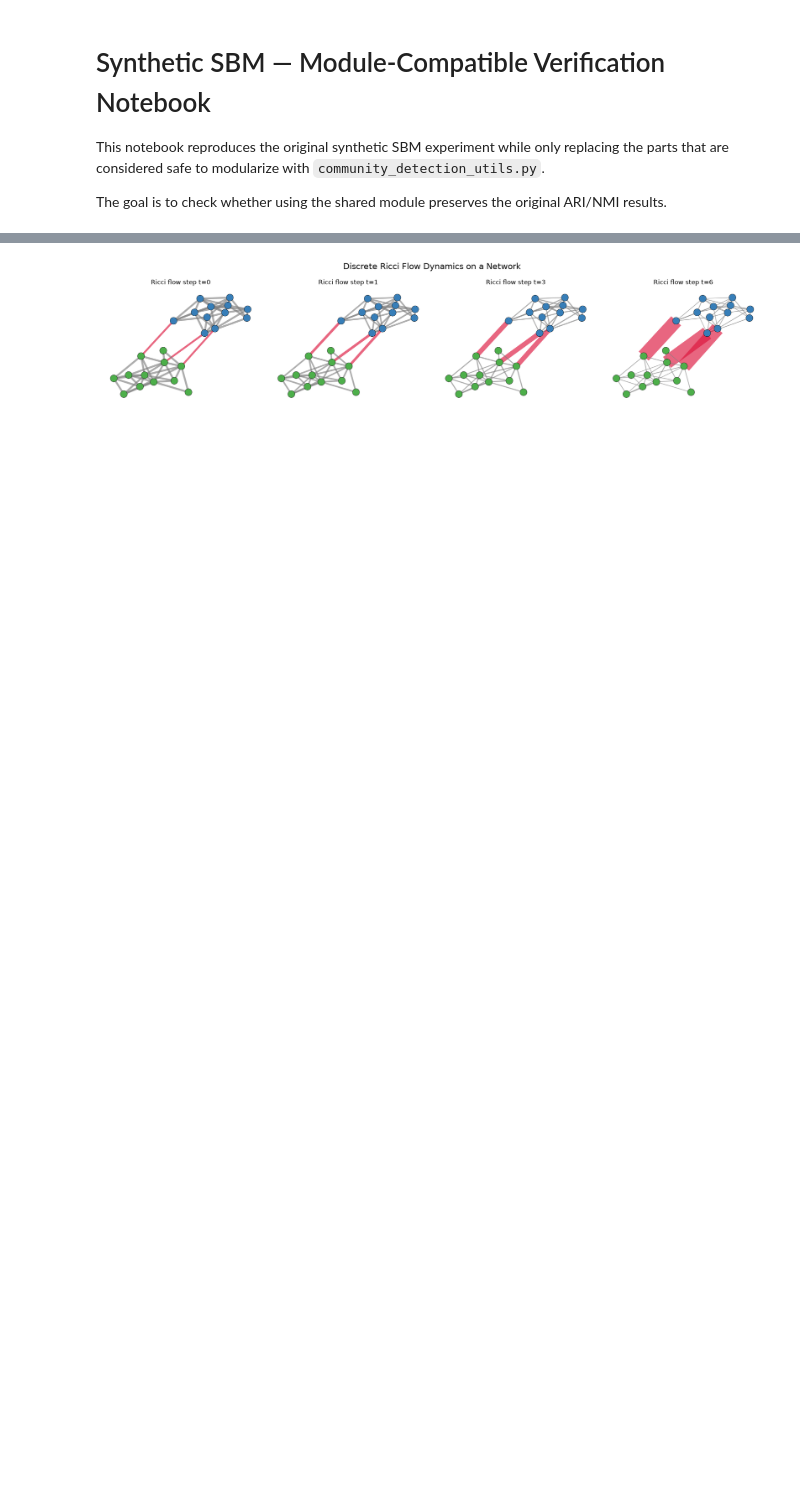
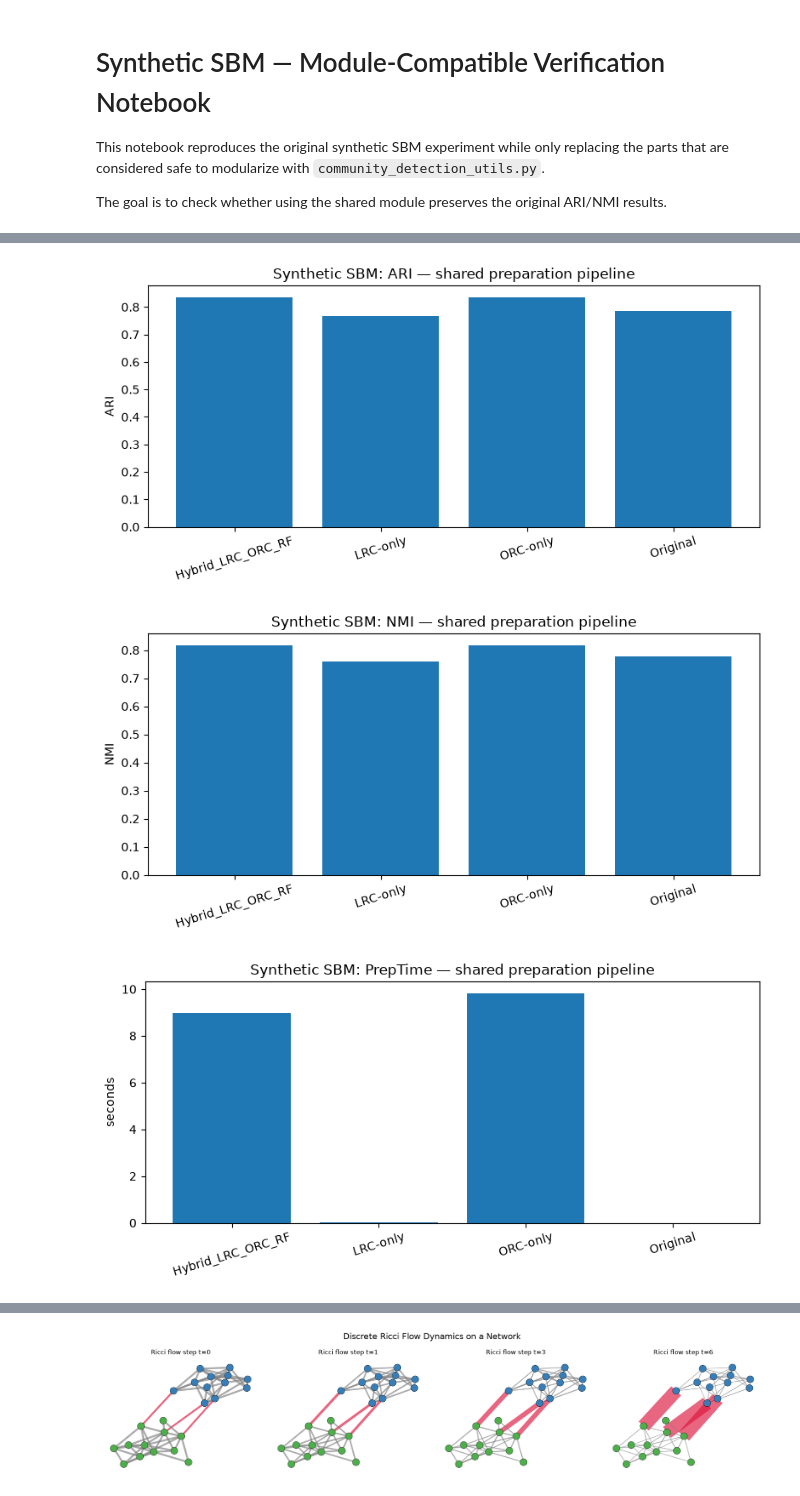
Before and after one commit to Avin-Kolahdooz/curvature-guided-community-detection, a Jupyter notebook: Synthetic_Module_Verification.ipynb, the cells around one changed output, grey strips where cells are left out. Saved outputs shown, nothing was run; the diff lists cells and outputs as text; code cells hidden in the pictures; blank space fills up the shorter version.

Commit message:
Fix notebook paths and unify synthetic shared pipeline

```diff
--- a/Synthetic_Module_Verification.ipynb
+++ b/Synthetic_Module_Verification.ipynb
@@ -2741,0 +343,22 @@ Saved: notebook_output_data/synthetic_module_verification/matching_table_heatmap
+# %%
+# CELL 8 — MAIN SUMMARIES AND PLOTS
+main_summary = (main_df.groupby(['Method','Algorithm'],as_index=False)
+    .agg(ARI_mean=('ARI','mean'), ARI_std=('ARI','std'),
+         NMI_mean=('NMI','mean'), NMI_std=('NMI','std'),
+         PrepTime_mean=('PreparationTime','mean'), PrepTime_std=('PreparationTime','std'),
+         TotalTime_mean=('TotalTime','mean'),
+         RetainedFraction_mean=('RetainedFraction','mean'),
+         Edges_mean=('PreparedEdges','mean'), n_graphs=('GraphSeed','nunique')))
+main_summary.to_csv(OUTPUT_DIR/'main_summary.csv',index=False)
+display(main_summary.round(4))
+for metric in ('ARI','NMI','PrepTime'):
+    col = f'{metric}_mean'
+    fig, ax = plt.subplots(figsize=(8,4))
+    ax.bar(main_summary['Method'],main_summary[col])
+    ax.tick_params(axis='x',rotation=17)
+    ax.set_ylabel('seconds' if metric=='PrepTime' else metric)
+    ax.set_title(f'Synthetic SBM: {metric} — shared preparation pipeline')
+    fig.tight_layout()
+    fig.savefig(OUTPUT_DIR/f'main_{metric.lower()}.png',dpi=180)
+    plt.show()
+# %% [output]
@@ -2741,0 +370,3 @@ Saved: notebook_output_data/synthetic_module_verification/matching_table_heatmap
+[figure, added]
+[figure, added]
+[figure, added]
```
Also changed, not shown: parts of 43 cells of this notebook, 2 other files.
